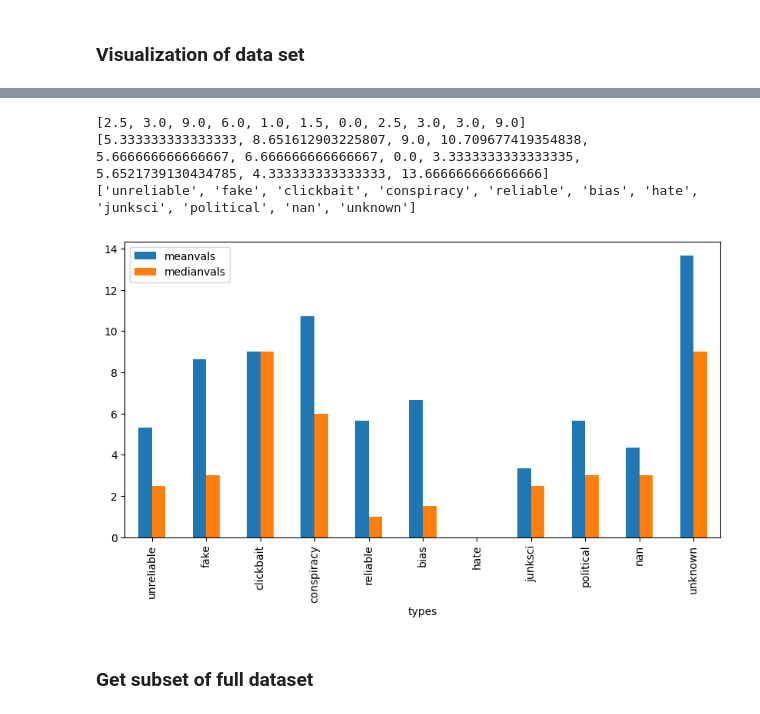
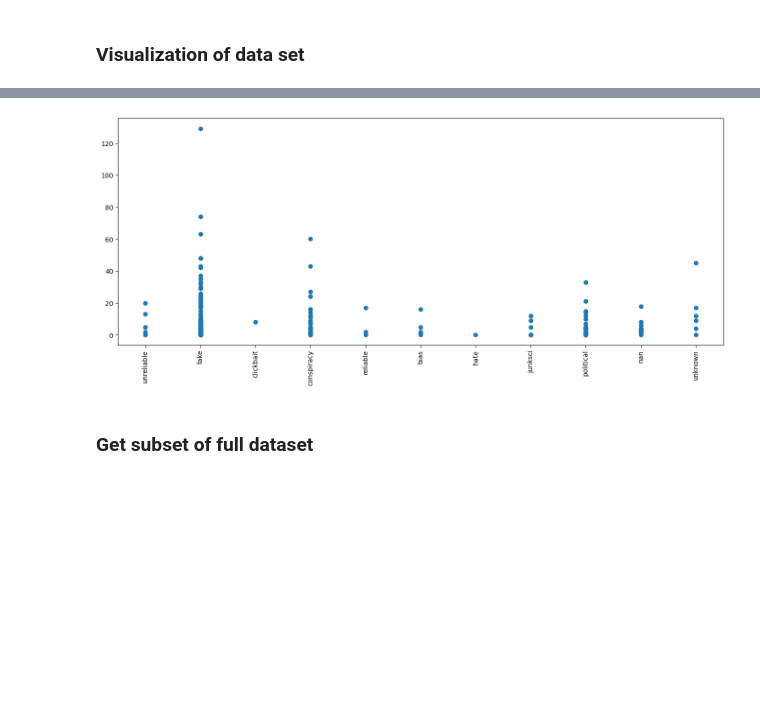
Before and after one commit to mikkel-kjaerulf/fake_news_detector, a Jupyter notebook: main.ipynb, the cells around one changed output, grey strips where cells are left out. Drawn from its saved outputs; the diff is of its cells as text; code cells hidden in the pictures; blank space fills up the shorter version.

Commit message:
HO functs in py for visuals

```diff
--- a/main.ipynb
+++ b/main.ipynb
@@ -5,7 +5,8 @@ Get subset of FakeNewCorpus data set.
 # %%
 import pandas as pd
 import regex as re
-from cleantext import clean
-raw_data = pd.read_csv('https://raw.githubusercontent.com/several27/FakeNewsCorpus/master/news_sample.csv', dtype={"content": "string"})
+
+# Import 250 articles as pandas df
+raw_data = pd.read_csv('https://raw.githubusercontent.com/several27/FakeNewsCorpus/master/news_sample.csv', dtype={"content": "string"}, index_col=0)
 raw_data.head()
 # %% [output]
@@ -33,7 +31,7 @@ import time
 # %% [markdown]
 Perform basic cleaning: remove urls, dates, numbers, emails.
 # %%
-data = raw_data.copy(deep = True)
+data250 = raw_data.copy(deep = True) #
 # %%
 mail_pattern = re.compile(r"(?P<Mails>[\w\.-]+@[\w\.-]+\.[\w]+)")
 url_pattern = re.compile(r"(?P<URL>(?:(?:https?|ftp):[/][/])?[\w/\-?=%.]+\.[\w/\-&?=%.]+)")
@@ -161,24 +163,3 @@ Next, we define functions that can visualize our dataset
 # %%
 import numpy as np
 import matplotlib.pyplot as plt
-# %%
-def pair_keyword_type(keyword):
-    dataarray = []
-    for i in range(0,data.__len__()):
-        instances = data.content[i].count(str(keyword))
-        dataarray.append((instances,data.type[i]))
-    return dataarray
-# %%
-def scatterplot_keyword_type(keyword):
-    pair_keyword_list = pair_keyword_type(keyword)
-    tuple_array = pair_keyword_type(keyword)
-    typearray = []
-    countarray = []
-    for i in range(0,pair_keyword_list.__len__()):
-        typearray.append(str(tuple_array[i][1]))
-        countarray.append(tuple_array[i][0])
-    fig = plt.figure()
-    ax =fig.add_axes([0,0,2,1])
-    ax.scatter(typearray,countarray)
-    plt.xticks(rotation = 'vertical')
-    plt.show()
@@ -243,7 +166,5 @@ def barplot_keyword_type(keyword):
-# %%
-barplot_keyword_type('num')
-# %% [output]
-[2.5, 3.0, 9.0, 6.0, 1.0, 1.5, 0.0, 2.5, 3.0, 3.0, 9.0]
-[5.333333333333333, 8.651612903225807, 9.0, 10.709677419354838, 5.666666666666667, 6.666666666666667, 0.0, 3.3333333333333335, 5.6521739130434785, 4.333333333333333, 13.666666666666666]
-['unreliable', 'fake', 'clickbait', 'conspiracy', 'reliable', 'bias', 'hate', 'junksci', 'political', 'nan', 'unknown']
-[figure, removed]
+# %%
+from functions import pair_keyword_type, scatterplot_keyword_type
+scatterplot_keyword_type("num", data250)
+# %% [output]
+[figure, added]
```
Also changed, not shown: parts of 22 cells of this notebook, 1 other file.
